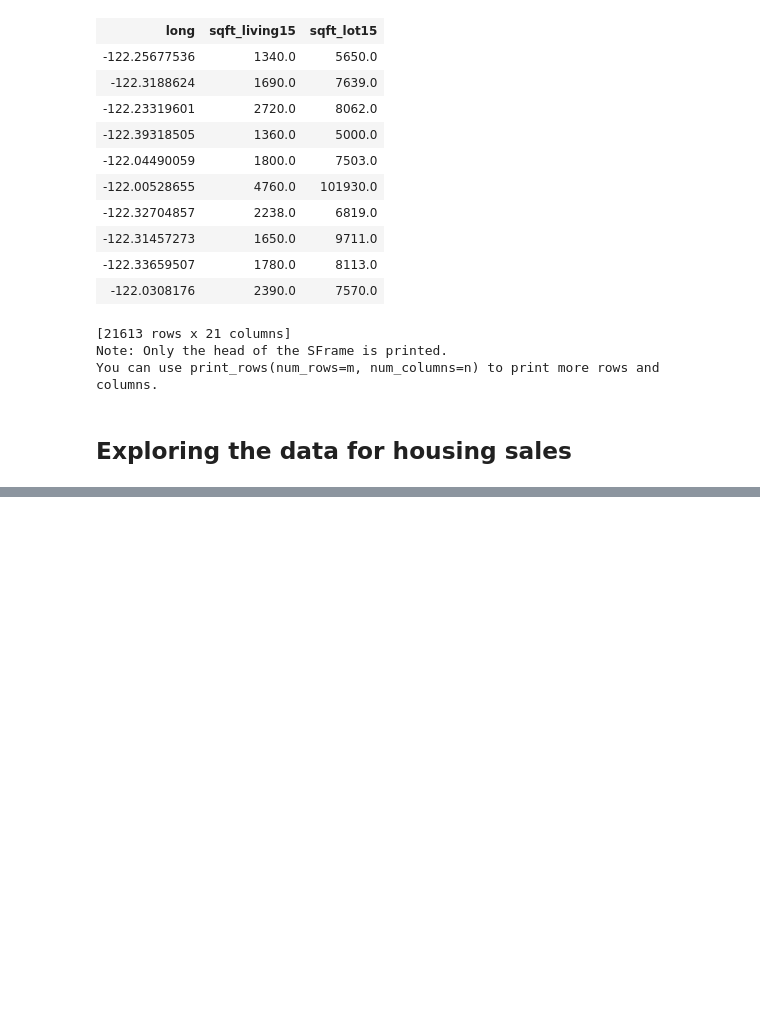
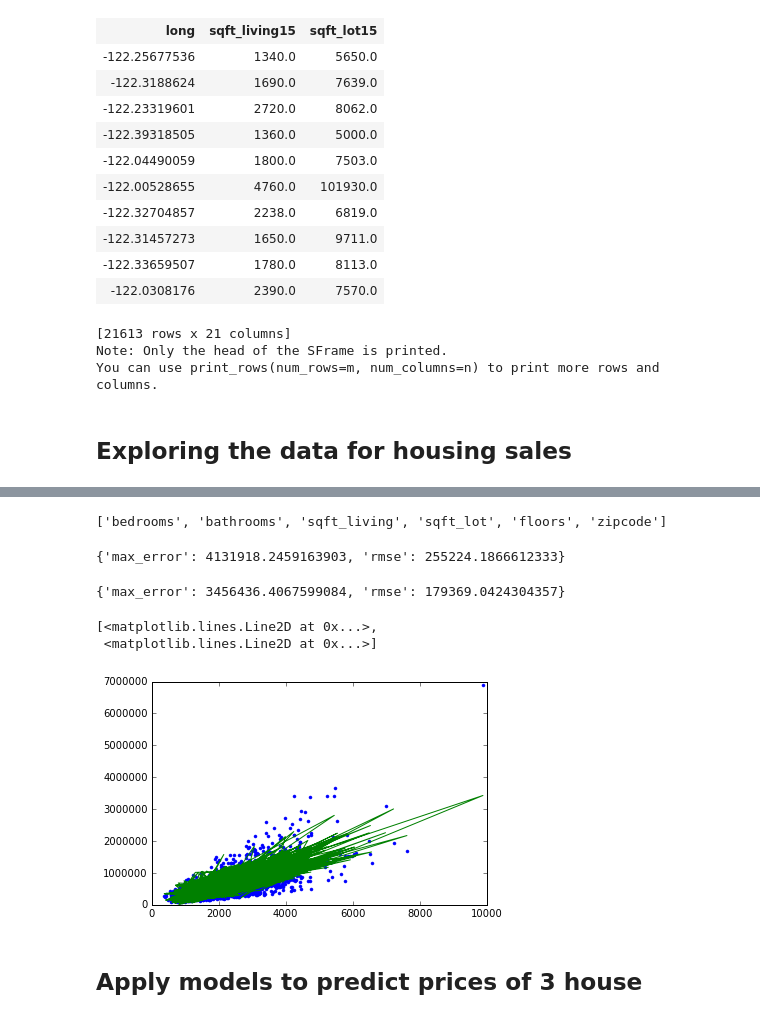
Before and after one commit to cahilton/ml-coursera, a Jupyter notebook: course_1/unit_2/Predicting House Prices - mine.ipynb, the cells around one changed output, grey strips where cells are left out. Drawn from its saved outputs; the diff is of its cells as text; code cells hidden in the pictures; blank space fills up the shorter version.

```diff
--- a/course_1/unit_2/Predicting House Prices - mine.ipynb
+++ b/course_1/unit_2/Predicting House Prices - mine.ipynb
@@ -55,0 +154,3 @@ sales.show(view = "Scatter Plot", x="sqft_living", y="price")
+# %%
+my_features = ['bedrooms', 'bathrooms', 'sqft_living', 'sqft_lot', 'floors',
+           'zipcode']
@@ -55,0 +163,3 @@ sales.show(view = "Scatter Plot", x="sqft_living", y="price")
+# %%
+my_features_model = graphlab.linear_regression.create(train_data,
+                                                target='price', features=my_features)
@@ -55,0 +181,21 @@ sales.show(view = "Scatter Plot", x="sqft_living", y="price")
+# %%
+print my_features
+# %% [output]
+['bedrooms', 'bathrooms', 'sqft_living', 'sqft_lot', 'floors', 'zipcode']
+# %%
+print sqft_model.evaluate(test_data)
+# %% [output]
+{'max_error': 4131918.2459163903, 'rmse': 255224.1866612333}
+# %%
+print my_features_model.evaluate(test_data)
+# %% [output]
+{'max_error': 3456436.4067599084, 'rmse': 179369.0424304357}
+# %%
+plt.plot(test_data['sqft_living'], test_data['price'], '.',
+        test_data['sqft_living'], my_features_model.predict(test_data), '-')
+# %% [output]
+[<matplotlib.lines.Line2D at 0x...>,
+ <matplotlib.lines.Line2D at 0x...>]
+[figure, added]
+# %% [markdown]
+## Apply models to predict prices of 3 house
```
Also changed, not shown: parts of 61 cells of this notebook, 1 other file.
